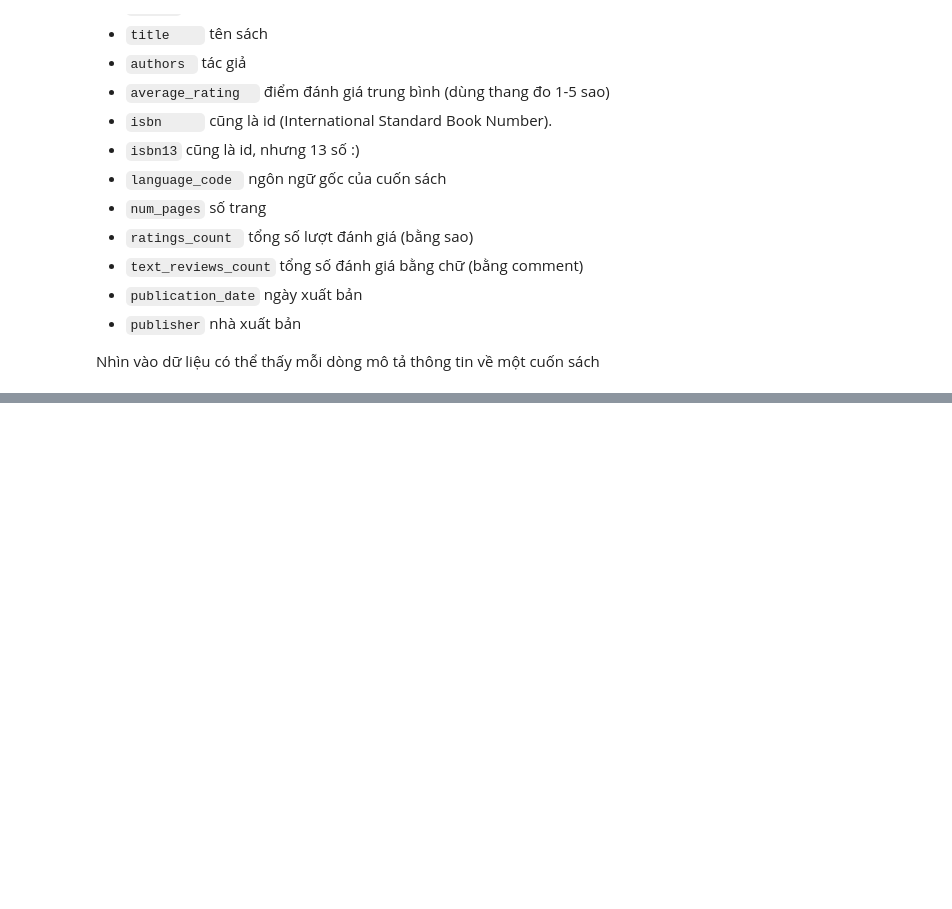
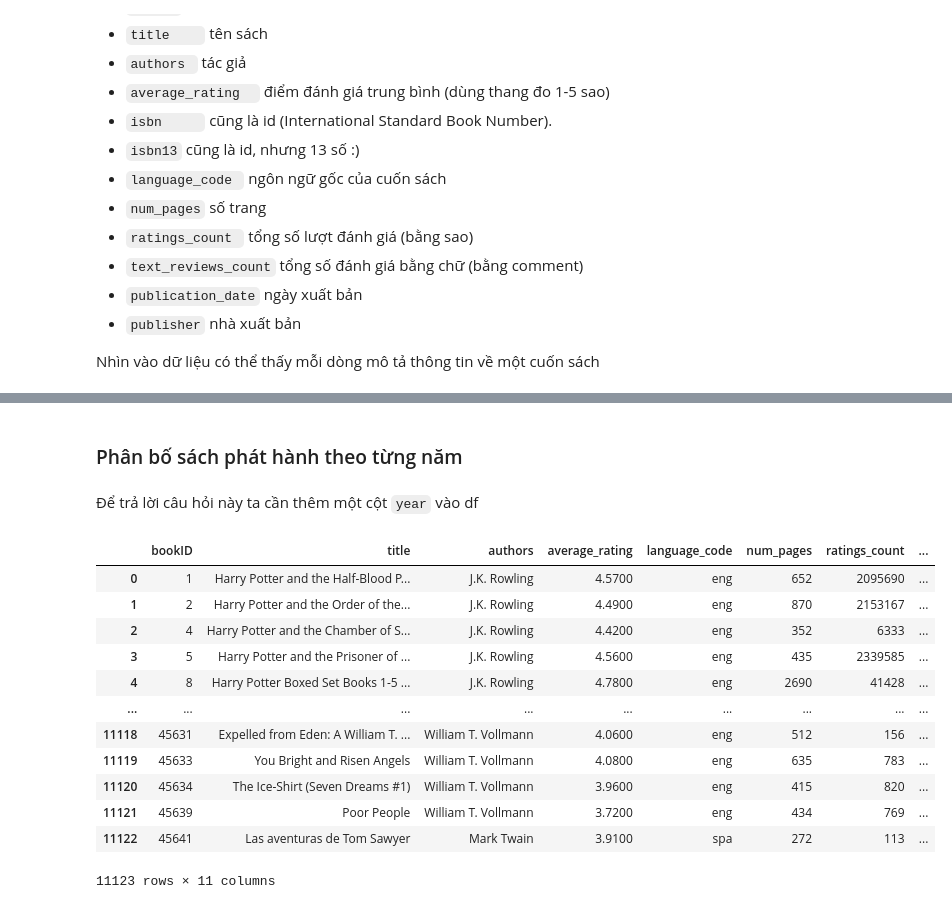
Before and after one commit to phucmanh1999/Final_Project_PFDS, a Jupyter notebook: 1712590-NguyenPhucManh.ipynb, the cells around one changed output, grey strips where cells are left out. Cells and saved outputs as stored; diff of their text form; code cells hidden in the pictures; blank space fills up the shorter version.

```diff
--- a/1712590-NguyenPhucManh.ipynb
+++ b/1712590-NguyenPhucManh.ipynb
@@ -85,0 +237,5 @@ df.info()
+# %%
+col_ranges_df = df.describe().iloc[[1,3,7],[1,2,3,4]]
+col_ranges_df['publication_date'] =[np.nan,df['publication_date'].min(),df['publication_date'].max()]
+pd.set_option('display.float_format', lambda x: '%.4f' % x) # bỏ định dạng e cho dễ nhìn hơn
+col_ranges_df
@@ -85,0 +445,23 @@ df.info()
+# %% [markdown]
+### Phân bố sách phát hành theo từng năm
+# %% [markdown]
+Để trả lời câu hỏi này ta cần thêm một cột `year` vào df
+# %%
+def year(a):
+    return a.year
+df['year'] = df['publication_date'].apply(year)
+df
+# %% [output]
+|  | bookID | title | authors | average_rating | language_code | num_pages | ratings_count | ... |
+| 0 | 1 | Harry Potter and the Half-Blood P... | J.K. Rowling | 4.5700 | eng | 652 | 2095690 | ... |
+| 1 | 2 | Harry Potter and the Order of the... | J.K. Rowling | 4.4900 | eng | 870 | 2153167 | ... |
+| 2 | 4 | Harry Potter and the Chamber of S... | J.K. Rowling | 4.4200 | eng | 352 | 6333 | ... |
+| 3 | 5 | Harry Potter and the Prisoner of ... | J.K. Rowling | 4.5600 | eng | 435 | 2339585 | ... |
+| 4 | 8 | Harry Potter Boxed Set Books 1-5 ... | J.K. Rowling | 4.7800 | eng | 2690 | 41428 | ... |
+| ... | ... | ... | ... | ... | ... | ... | ... | ... |
+| 11118 | 45631 | Expelled from Eden: A William T. ... | William T. Vollmann | 4.0600 | eng | 512 | 156 | ... |
+| 11119 | 45633 | You Bright and Risen Angels | William T. Vollmann | 4.0800 | eng | 635 | 783 | ... |
+| 11120 | 45634 | The Ice-Shirt (Seven Dreams #1) | William T. Vollmann | 3.9600 | eng | 415 | 820 | ... |
+| 11121 | 45639 | Poor People | William T. Vollmann | 3.7200 | eng | 434 | 769 | ... |
+| 11122 | 45641 | Las aventuras de Tom Sawyer | Mark Twain | 3.9100 | spa | 272 | 113 | ... |
+11123 rows × 11 columns
```
Also changed, not shown: parts of 71 cells of this notebook.
